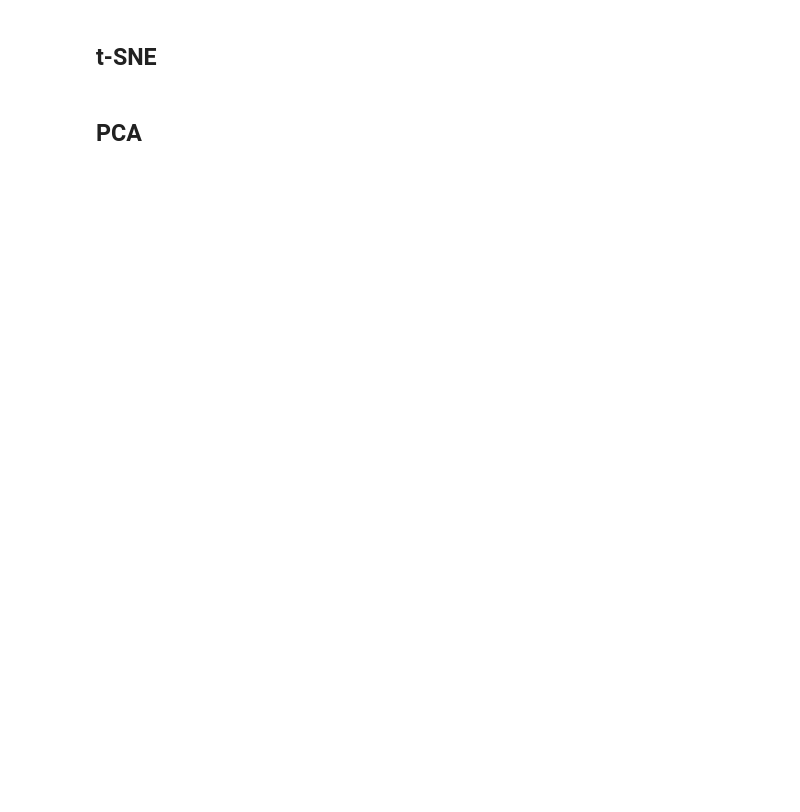
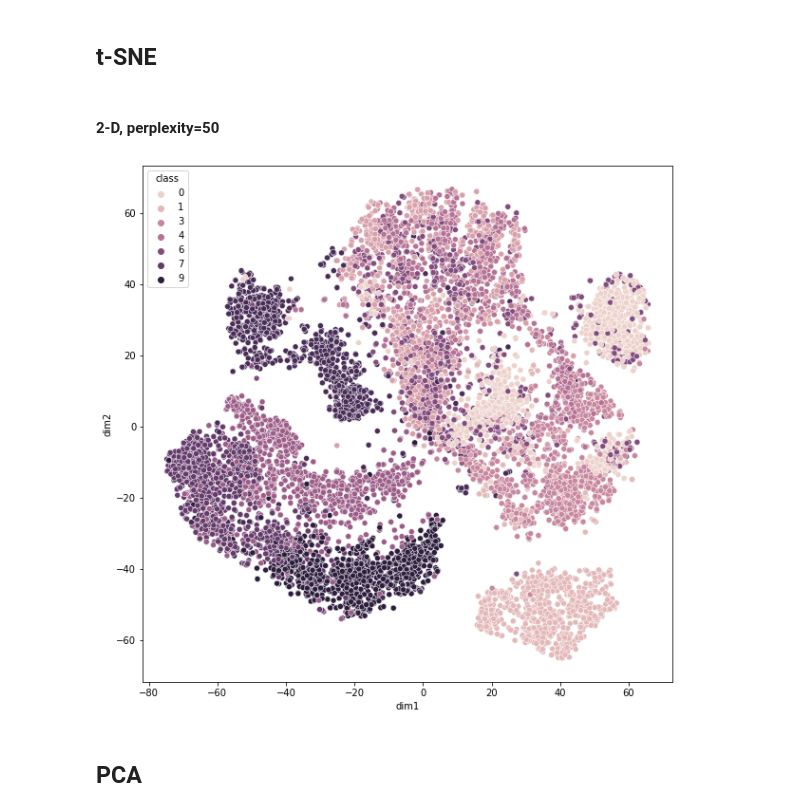
Before and after one commit to canquanquan/T-SNE, a Jupyter notebook: experiment.ipynb, the cells around one changed output. Drawn from its saved outputs; the diff is of its cells as text; code cells hidden in the pictures; blank space fills up the shorter version.

```diff
--- a/experiment.ipynb
+++ b/experiment.ipynb
@@ -9,0 +46,5 @@ X_train, y_train
+# %%
+X_train = pd.DataFrame(X_train)
+X_test = pd.DataFrame(X_test)
+y_train = pd.DataFrame(y_train)
+y_test = pd.DataFrame(y_test)
@@ -14,9 +72,10 @@ from sklearn.manifold import TSNE
 # %%
 def visualize(df):
     plt.figure(figsize=(10,10))
-    sns.scatterplot(data=df, hue='class', x='dim1', y='dim2')
+    sb.scatterplot(data=df, hue='class', x='dim1', y='dim2')
     plt.show()
+# %% [markdown]
+#### 2-D, perplexity=50
 # %%
-tsne = TSNE(n_components=2)
-# df_TSNE = tsne.fit_transform(X_train)
-# df_TSNE = pd.DataFrame(df_TSNE)
+tsne = TSNE(n_components=2, perplexity=50)
+X_TSNE = pd.DataFrame(tsne.fit_transform(X_train))
@@ -26,0 +82,8 @@ tsne = TSNE(n_components=2)
+# %%
+X_TSNE = X_TSNE.rename(columns={0:'dim1', 1:'dim2'})
+Y = y_train.rename(columns={0:'class'})
+df_TSNE = pd.concat([X_TSNE, Y], axis=1)
+# %%
+visualize(df_TSNE)
+# %% [output]
+[figure, added]
```
Also changed, not shown: parts of 24 cells of this notebook, 1 other file.
